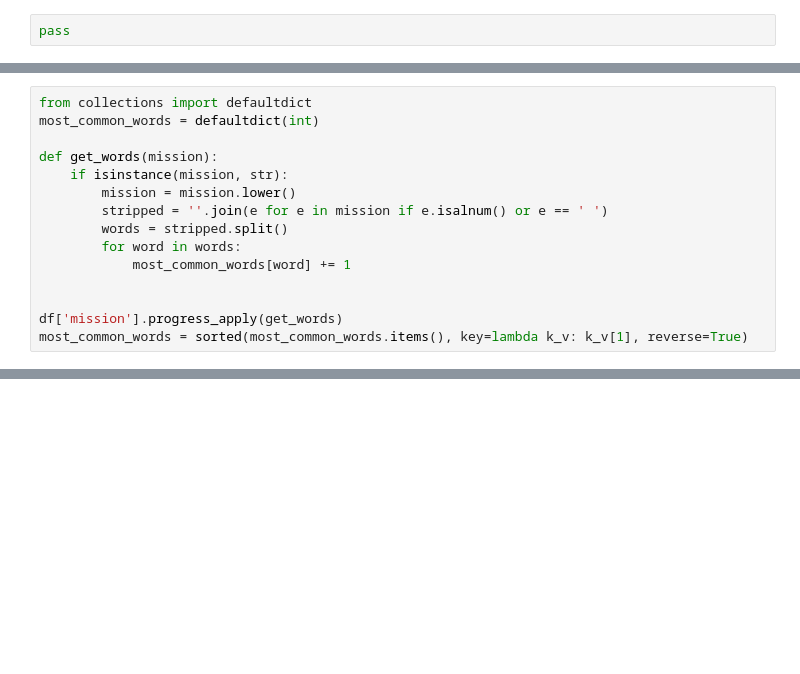
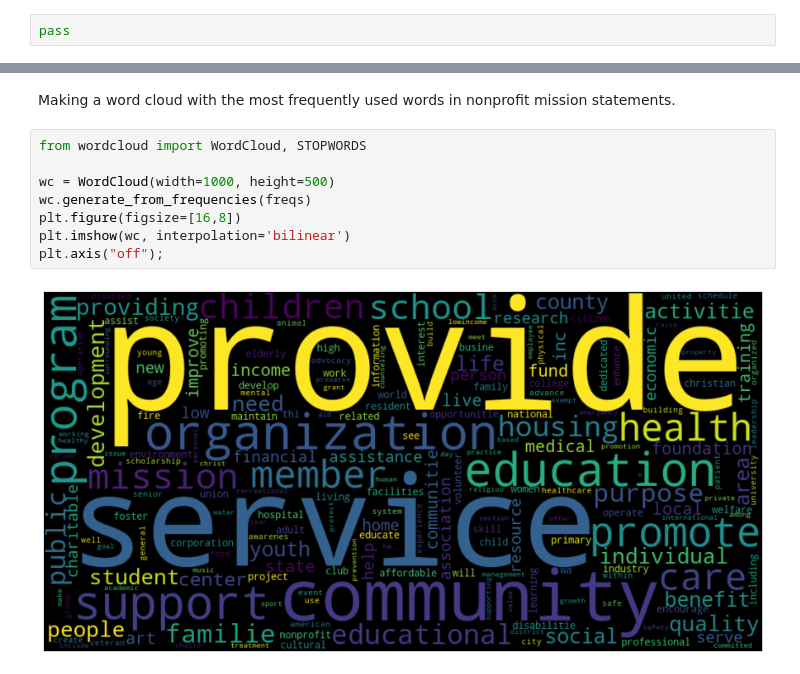
Before and after one commit to zebengberg/990-NN, a Jupyter notebook: examples.ipynb, the cells around one changed output, grey strips where cells are left out. Saved outputs shown, nothing was run; the diff lists cells and outputs as text; blank space fills up the shorter version.

Commit message:
added wordcloud examples!

```diff
--- a/examples.ipynb
+++ b/examples.ipynb
@@ -197,15 +210,0 @@ Similarly to how we tracked the number of times an organization's tax forms were
-# %%
-from collections import defaultdict
-most_common_words = defaultdict(int)
-
-def get_words(mission):
-    if isinstance(mission, str):
-        mission = mission.lower()
-        stripped = ''.join(e for e in mission if e.isalnum() or e == ' ')
-        words = stripped.split()
-        for word in words:
-            most_common_words[word] += 1
-
-
-df['mission'].progress_apply(get_words)
-most_common_words = sorted(most_common_words.items(), key=lambda k_v: k_v[1], reverse=True)
@@ -235,0 +260,12 @@ ModuleNotFoundError: No module named 'wordcloud'
+# %% [markdown]
+Making a word cloud with the most frequently used words in nonprofit mission statements.
+# %%
+from wordcloud import WordCloud, STOPWORDS
+
+wc = WordCloud(width=1000, height=500)
+wc.generate_from_frequencies(freqs)
+plt.figure(figsize=[16,8])
+plt.imshow(wc, interpolation='bilinear')
+plt.axis("off");
+# %% [output]
+[figure, added]
```
Also changed, not shown: parts of 12 cells of this notebook.
